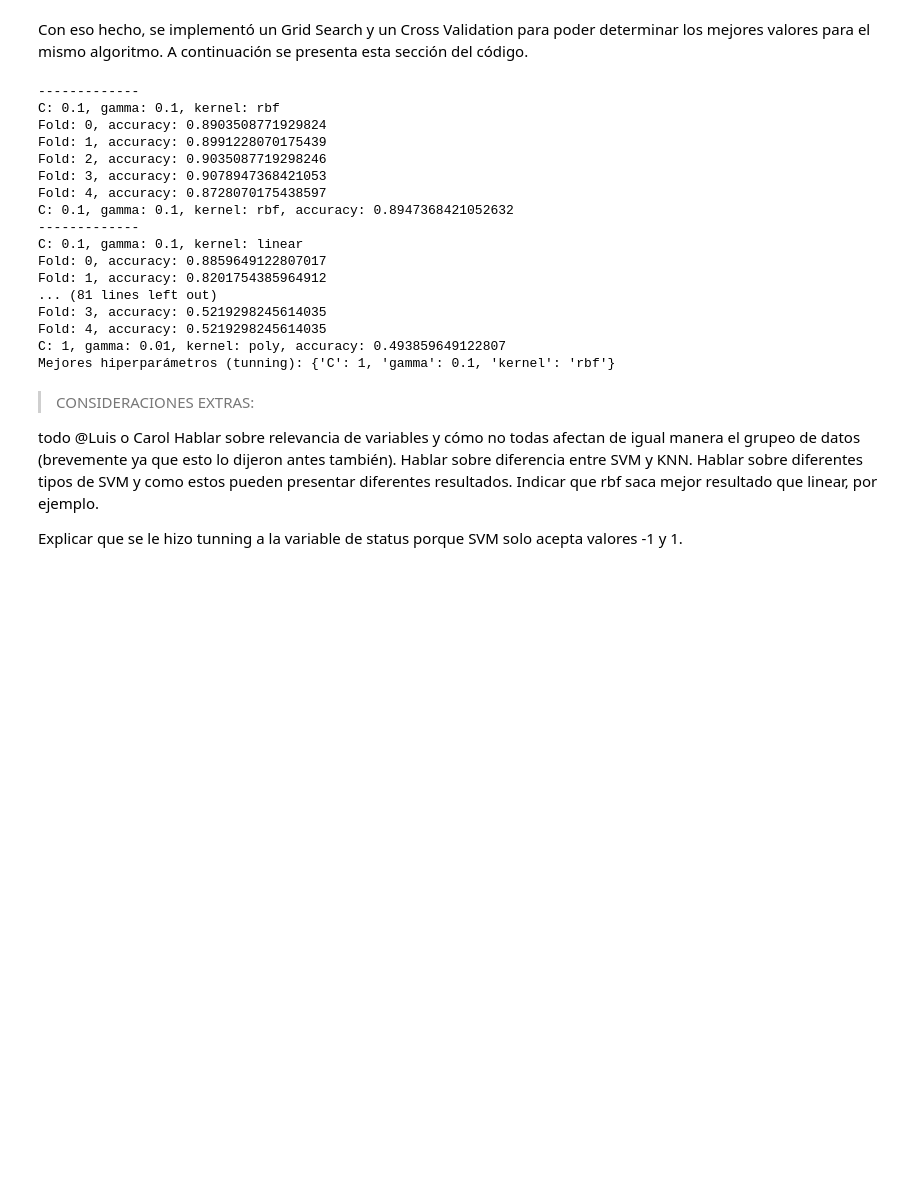
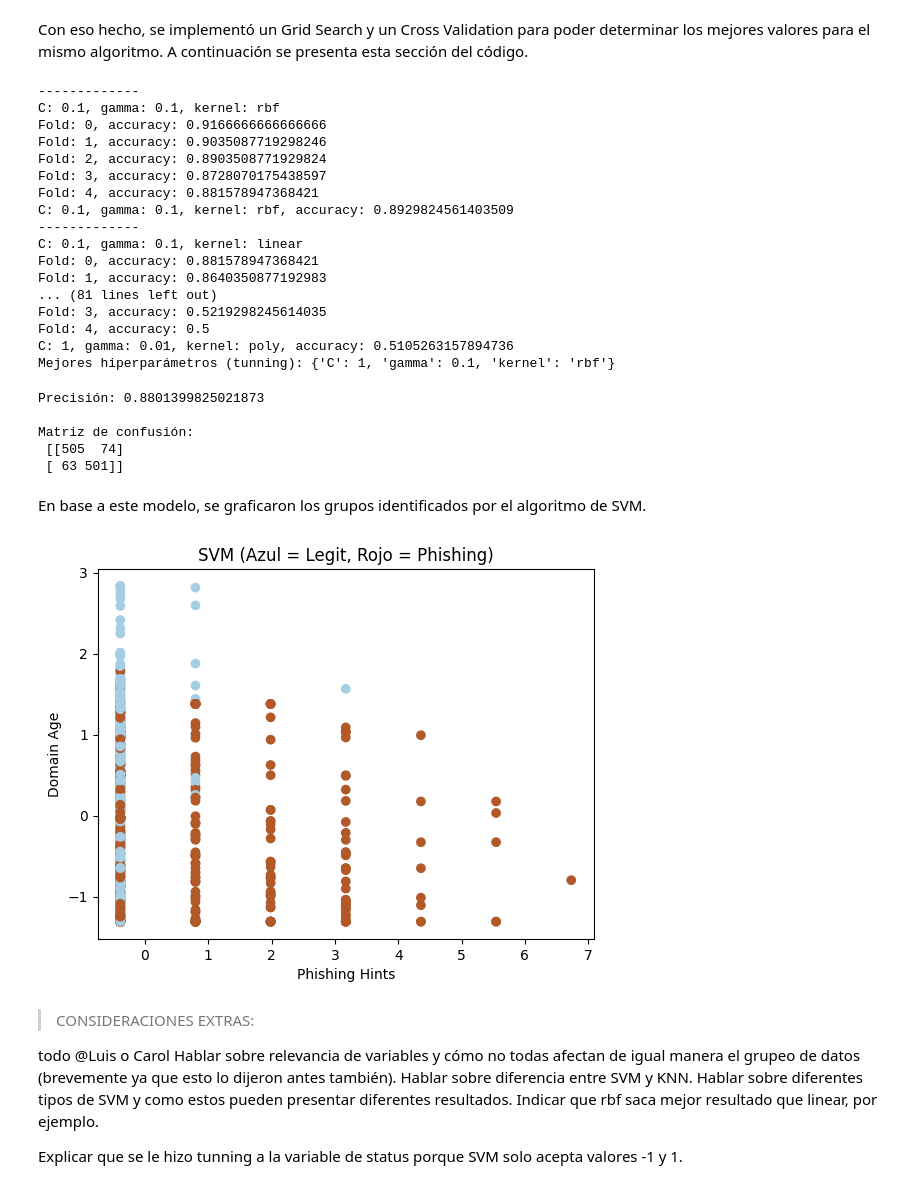
Before and after one commit to stefanoaragoni/IA_Lab5, a Jupyter notebook: lab5.ipynb, the cells around one changed output. Saved outputs shown, nothing was run; the diff lists cells and outputs as text; code cells hidden in the pictures; blank space fills up the shorter version.

```diff
--- a/lab5.ipynb
+++ b/lab5.ipynb
@@ -372,13 +372,13 @@ class SVM:
     def kernel(self, x1, x2):
         if self.kernel_type == 'linear':
             # lineal
-            return np.dot(x1, x2)
+            return np.dot(x1, np.transpose(x2))
         elif self.kernel_type == 'rbf':
             # rbf
             return np.exp(-self.gamma * np.linalg.norm(x1 - x2) ** 2)
         elif self.kernel_type == 'poly':
             # polinomial
-            return (self.gamma * np.dot(x1, x2)) ** 3    #SKLearn utiliza grado 3, por defecto. Se copia el comportamiento.
+            return (self.gamma * np.dot(x1, np.transpose(x2))) ** 3    #SKLearn utiliza grado 3, por defecto. Se copia el comportamiento.
 
     def fit(self):
         # Inicializar kernel matrix
@@ -467,8 +467,6 @@ class SVM:
 # %% [markdown]
 Con eso hecho, se implementó un Grid Search y un Cross Validation para poder determinar los mejores valores para el mismo algoritmo. A continuación se presenta esta sección del código.
 # %%
-param_grid = {'C': [0.1, 1, 10], 'gamma': [1, 0.1, 0.01], 'kernel': ['rbf', 'linear', 'poly']}
-
 import numpy as np
 
 def svm_cross_validation(x_train, y_train, c, gamma, kernel, cv):
@@ -533,20 +531,20 @@ print(f"Mejores hiperparámetros (tunning): {best_params}")
 # %% [output]
 -------------
 C: 0.1, gamma: 0.1, kernel: rbf
-Fold: 0, accuracy: 0.8903508771929824
-Fold: 1, accuracy: 0.8991228070175439
-Fold: 2, accuracy: 0.9035087719298246
-Fold: 3, accuracy: 0.9078947368421053
-Fold: 4, accuracy: 0.8728070175438597
-C: 0.1, gamma: 0.1, kernel: rbf, accuracy: 0.8947368421052632
+Fold: 0, accuracy: 0.9166666666666666
+Fold: 1, accuracy: 0.9035087719298246
+Fold: 2, accuracy: 0.8903508771929824
+Fold: 3, accuracy: 0.8728070175438597
+Fold: 4, accuracy: 0.881578947368421
+C: 0.1, gamma: 0.1, kernel: rbf, accuracy: 0.8929824561403509
 -------------
 C: 0.1, gamma: 0.1, kernel: linear
-Fold: 0, accuracy: 0.8859649122807017
-Fold: 1, accuracy: 0.8201754385964912
+Fold: 0, accuracy: 0.881578947368421
+Fold: 1, accuracy: 0.8640350877192983
 ... (81 lines left out)
 Fold: 3, accuracy: 0.5219298245614035
-Fold: 4, accuracy: 0.5219298245614035
-C: 1, gamma: 0.01, kernel: poly, accuracy: 0.493859649122807
+Fold: 4, accuracy: 0.5
+C: 1, gamma: 0.01, kernel: poly, accuracy: 0.5105263157894736
 Mejores hiperparámetros (tunning): {'C': 1, 'gamma': 0.1, 'kernel': 'rbf'}
 # %%
 # Entrena el modelo con los mejores hiperparámetros
@@ -562,6 +560,31 @@ print('Precisión:',accuracy)
 
 # Calcular la matriz de confusión
 print('\nMatriz de confusión:\n', confusion_matrix(y_test, predictions))
+# %% [output]
+Precisión: 0.8801399825021873
+
+Matriz de confusión:
+ [[505  74]
+ [ 63 501]]
+# %% [markdown]
+En base a este modelo, se graficaron los grupos identificados por el algoritmo de SVM.
+# %%
+import matplotlib.pyplot as plt
+import pandas as pd
+from sklearn import datasets, neighbors
+
+# Variables a seleccionar para la gráfica: domain_age y phish_hints
+
+X = X_test[['phish_hints', 'domain_age']]
+
+# Graficar en X page_rank y en Y nb_www; color según status
+plt.scatter(X['phish_hints'], X['domain_age'], c=predictions, cmap=plt.cm.Paired)
+plt.xlabel('Phishing Hints')
+plt.ylabel('Domain Age')
+plt.title('SVM (Azul = Legit, Rojo = Phishing)')
+plt.show()
+# %% [output]
+[figure, added]
 # %% [markdown]
 > CONSIDERACIONES EXTRAS:
 
```
Also changed, not shown: parts of 3 cells of this notebook.
